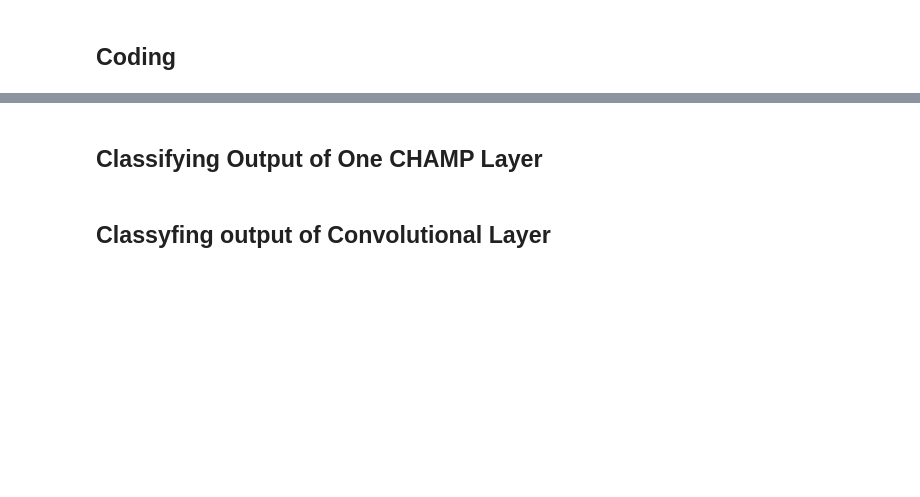
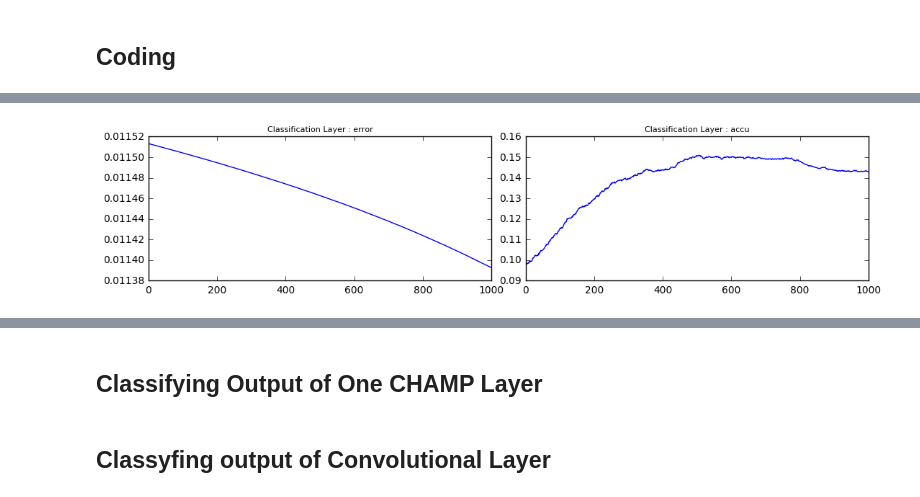
Before and after one commit to VictorBoutin/CHAMP, a Jupyter notebook: Probe/Coding.With.CHAMP.STL10.ipynb, the cells around one changed output, grey strips where cells are left out. Saved outputs shown, nothing was run; the diff lists cells and outputs as text; code cells hidden in the pictures; blank space fills up the shorter version.

```diff
--- a/Probe/Coding.With.CHAMP.STL10.ipynb
+++ b/Probe/Coding.With.CHAMP.STL10.ipynb
@@ -85,2 +95,6 @@ else :
+# %%
+DisplayConvergenceClassif(Classifier_Raw, to_display=['error','accu'])
+# %% [output]
+[figure, added]
 # %%
 DisplayConvergenceClassif(Classifier_Raw, to_display=['error','accu'])
```
Also changed, not shown: parts of 12 cells of this notebook, 12 other files.
